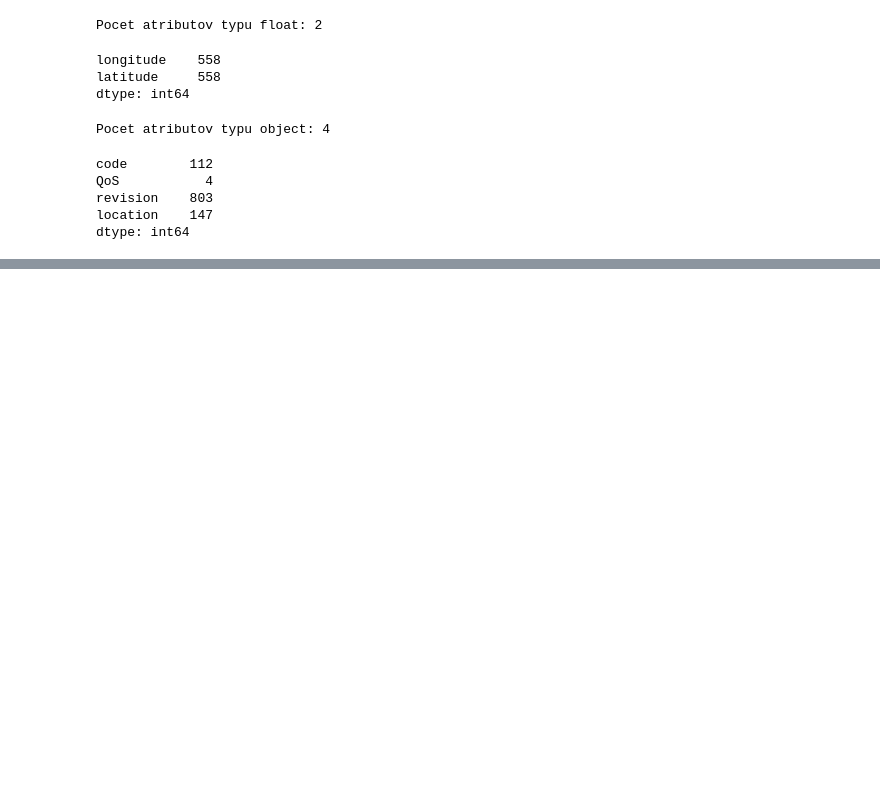
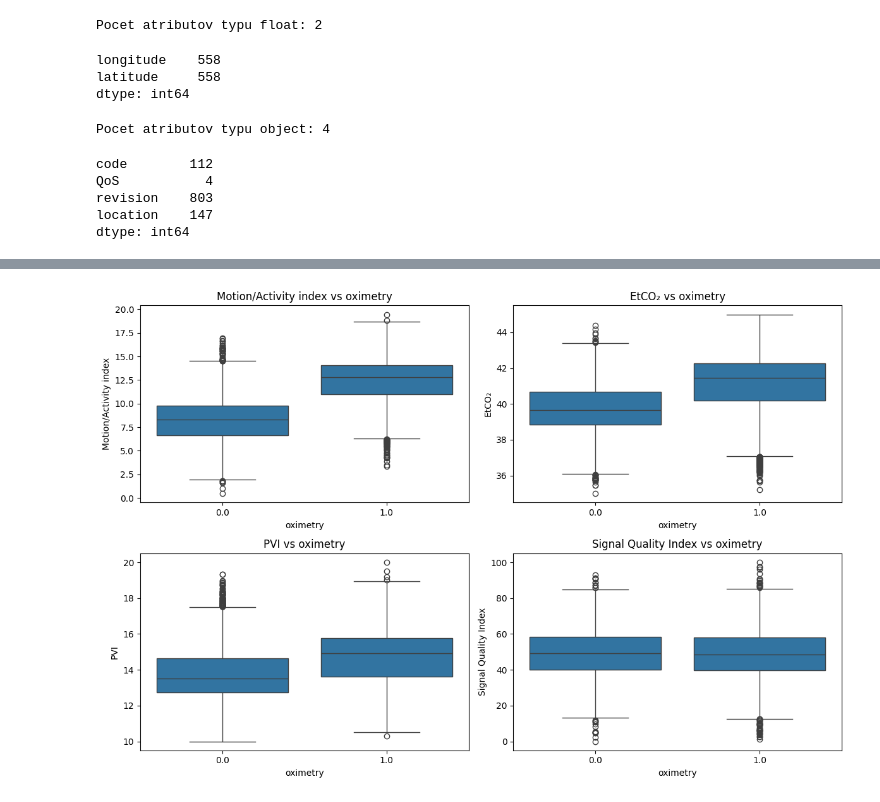
Before and after one commit to johannatilesova/IAU-project, a Jupyter notebook: part1.ipynb, the cells around one changed output, grey strips where cells are left out. Drawn from its saved outputs; the diff is of its cells as text; code cells hidden in the pictures; blank space fills up the shorter version.

```diff
--- a/part1.ipynb
+++ b/part1.ipynb
@@ -428,0 +605,16 @@ Potenciálne problémy:
+# %%
+pair_vars = ["Motion/Activity index", "EtCO₂", "PVI", "Signal Quality Index"]
+
+fig, axes = plt.subplots(2, 2, figsize=(12, 8))
+axes = axes.flatten()
+
+for ax, col in zip(axes, pair_vars):
+    sns.boxplot(data=df_observation, x="oximetry", y=col, ax=ax)
+    ax.set_title(f"{col} vs oximetry")
+    ax.set_xlabel("oximetry")
+    ax.set_ylabel(col)
+
+plt.tight_layout()
+plt.show()
+# %% [output]
+[figure, added]
```
Also changed, not shown: parts of 34 cells of this notebook.
